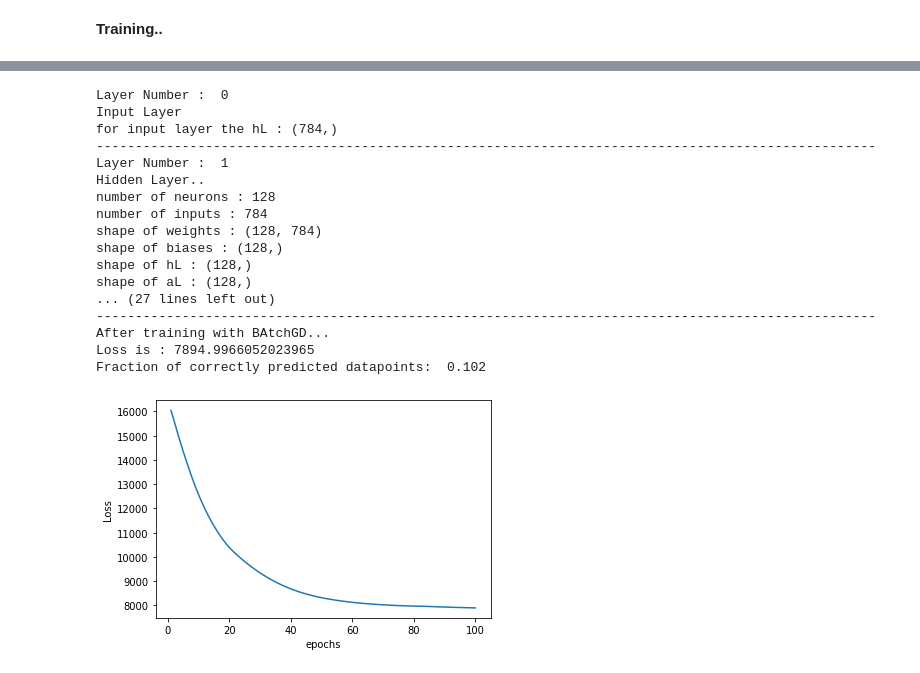
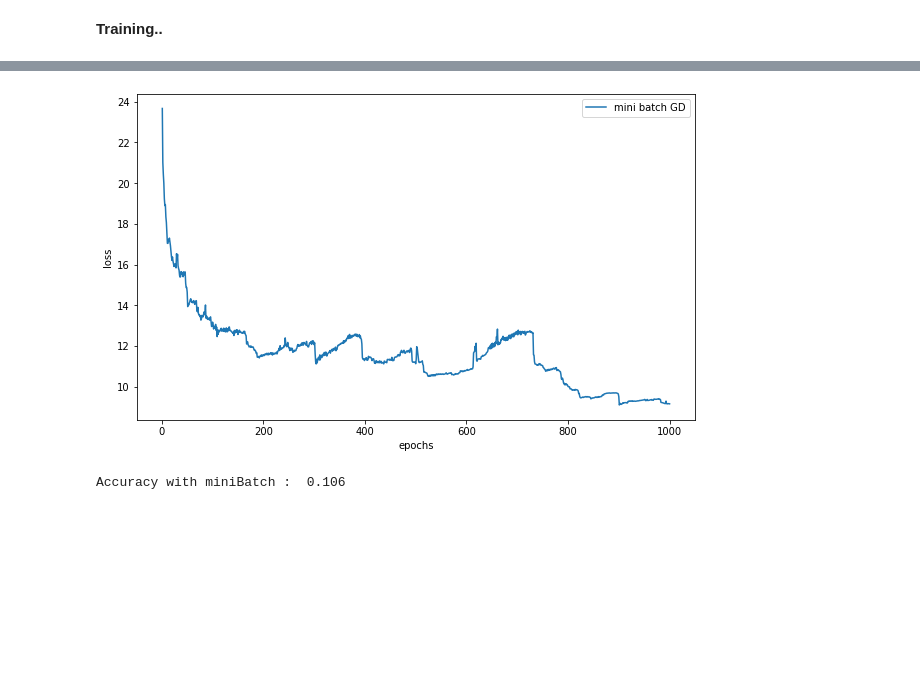
Before and after one commit to ManideepLadi/cs6910_assignment1, a Jupyter notebook: DeepNeuralNetwork.ipynb, the cells around one changed output, grey strips where cells are left out. Saved outputs shown, nothing was run; the diff lists cells and outputs as text; code cells hidden in the pictures; blank space fills up the shorter version.

Commit message:
SGD/BATCHGD/MINIBATCH MomentumBasedGd Implemented,OpLayer Merged With Common Class Layer.

```diff
--- a/DeepNeuralNetwork.ipynb
+++ b/DeepNeuralNetwork.ipynb
@@ -101,7 +110,7 @@ class Activation:
     return 1
 
   def Derivative_Tanh(self,x):
-    return 1-Tanh(x)**2
+    return 1-self.Tanh(x)**2
 
   def Linear(self,x):
     return x
@@ -114,7 +123,7 @@ class Loss:
     cce_loss=0
     for i in range(len(class_idx)):
       cce_loss+=(-1)*np.log2(ypred[i][class_idx[i]])
-    return cce_loss
+    return cce_loss/len(ypred)
 
 
   def meansquarederror(self,ypred,y):
@@ -384,5 +362,5 @@ class NN:
 **Training..**
 # %%
 #considering this subset of data as train data..
-X_sample=X_tr[:1000]
-Y_sample=Y_tr[:1000]
+X_sample=X_tr[:2000]
+Y_sample=Y_tr[:2000]
@@ -472,21 +366,0 @@ Fraction of correctly predicted datapoints:  0.105
-# %%
-Batch_GD(X_sample,Y_sample,100)
-# %% [output]
-Layer Number :  0
-Input Layer
-for input layer the hL : (784,)
-----------------------------------------------------------------------------------------------------
-Layer Number :  1
-Hidden Layer..
-number of neurons : 128
-number of inputs : 784
-shape of weights : (128, 784)
-shape of biases : (128,)
-shape of hL : (128,)
-shape of aL : (128,)
-... (27 lines left out)
-----------------------------------------------------------------------------------------------------
-After training with BAtchGD...
-Loss is : 7894.9966052023965
-Fraction of correctly predicted datapoints:  0.102
-[figure, removed]
@@ -492,0 +451,27 @@ Fraction of correctly predicted datapoints:  0.102
+# %%
+arch1=NN(input_shape=784,num_hlayers=1,neurons=[64],activations=['Tanh','Softmax'],optimizer='Moment_Based',output_shape=10)
+arch1.create_architecture()
+
+epochs=1000
+gd_v=GD_Versions(arch1,X_sample,Y_sample,epochs)
+#Loss_batch,accuracy_batch,lf_batch=gd_v.Batch_GD()
+
+Loss_mbatch,accuracy_mbatch,lf_mbatch=gd_v.Mini_Batch(32)
+
+#Loss_sgd,accuracy_sgd,lf_sgd=gd_v.SGD()
+# %%
+plt.figure(figsize=(10,6))
+#plt.plot(np.arange(1,epochs+1),Loss_batch,label="Batch GD")
+plt.plot(np.arange(1,epochs+1),Loss_mbatch,label="mini batch GD")
+#plt.plot(np.arange(1,epochs+1),Loss_sgd,label="SGD")
+plt.xlabel("epochs")
+plt.ylabel("loss")
+plt.legend()
+plt.show()
+
+#print("Accuracy with BatchGD : ",accuracy_batch)
+print("Accuracy with miniBatch : ",accuracy_mbatch)
+#print("Accuracy with SGD : ",accuracy_sgd)
+# %% [output]
+[figure, added]
+Accuracy with miniBatch :  0.106
```
Also changed, not shown: parts of 11 cells of this notebook.
